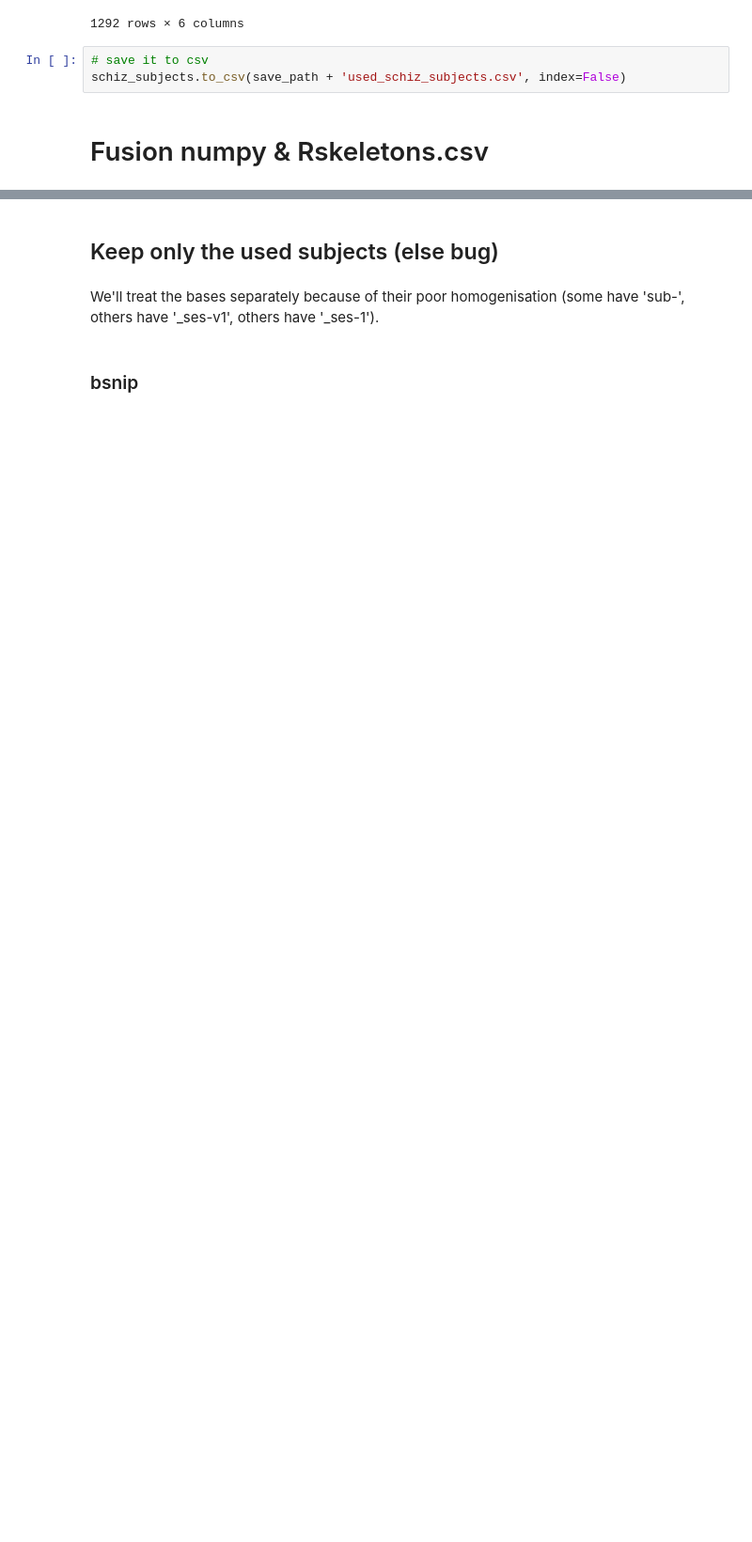
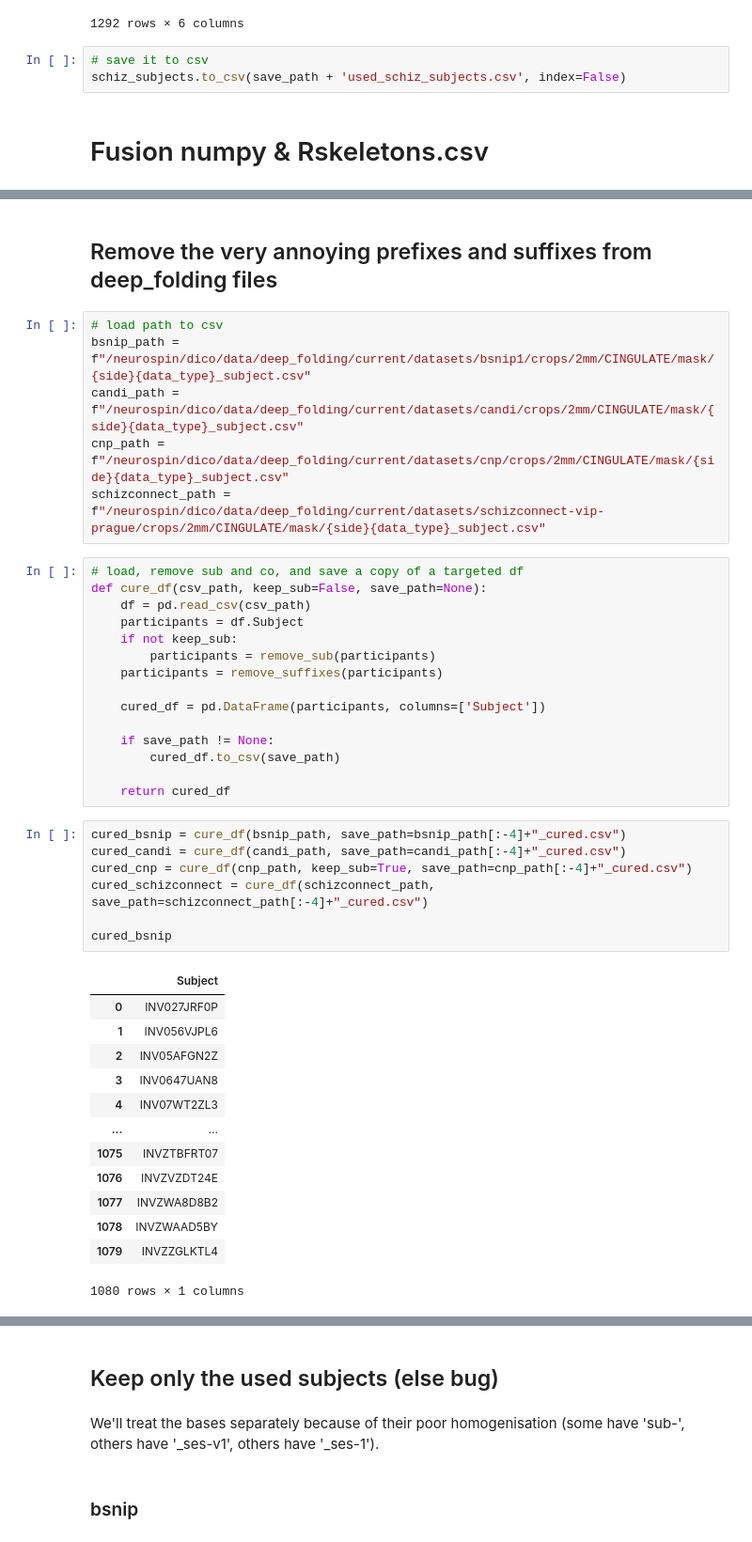
Before and after one commit to neurospin-projects/2023_agaudin_jchavas_folding_supervised, a Jupyter notebook: contrastive/notebooks/fusion_schiz_bases.ipynb, the cells around one changed output, grey strips where cells are left out. Shown at 94% size. Cells and saved outputs as stored; diff of their text form; blank space fills up the shorter version.

Commit message:
Correction to schiz db (remove sub & co) (1/?)

```diff
--- a/contrastive/notebooks/fusion_schiz_bases.ipynb
+++ b/contrastive/notebooks/fusion_schiz_bases.ipynb
@@ -410 +439,45 @@ data_type = 'label'
 #data_type = 'label' or 'skeleton'
+# %% [markdown]
+## Remove the very annoying prefixes and suffixes from deep_folding files
+# %%
+# load path to csv
+bsnip_path = f"/neurospin/dico/data/deep_folding/current/datasets/bsnip1/crops/2mm/CINGULATE/mask/{side}{data_type}_subject.csv"
+candi_path = f"/neurospin/dico/data/deep_folding/current/datasets/candi/crops/2mm/CINGULATE/mask/{side}{data_type}_subject.csv"
+cnp_path = f"/neurospin/dico/data/deep_folding/current/datasets/cnp/crops/2mm/CINGULATE/mask/{side}{data_type}_subject.csv"
+schizconnect_path = f"/neurospin/dico/data/deep_folding/current/datasets/schizconnect-vip-prague/crops/2mm/CINGULATE/mask/{side}{data_type}_subject.csv"
+# %%
+# load, remove sub and co, and save a copy of a targeted df
+def cure_df(csv_path, keep_sub=False, save_path=None):
+    df = pd.read_csv(csv_path)
+    participants = df.Subject
+    if not keep_sub:
+        participants = remove_sub(participants)
+    participants = remove_suffixes(participants)
+
+    cured_df = pd.DataFrame(participants, columns=['Subject'])
+
+    if save_path != None:
+        cured_df.to_csv(save_path)
+
+    return cured_df
+# %%
+cured_bsnip = cure_df(bsnip_path, save_path=bsnip_path[:-4]+"_cured.csv")
+cured_candi = cure_df(candi_path, save_path=candi_path[:-4]+"_cured.csv")
+cured_cnp = cure_df(cnp_path, keep_sub=True, save_path=cnp_path[:-4]+"_cured.csv")
+cured_schizconnect = cure_df(schizconnect_path, save_path=schizconnect_path[:-4]+"_cured.csv")
+
+cured_bsnip
+# %% [output]
+|  | Subject |
+| 0 | INV027JRF0P |
+| 1 | INV056VJPL6 |
+| 2 | INV05AFGN2Z |
+| 3 | INV0647UAN8 |
+| 4 | INV07WT2ZL3 |
+| ... | ... |
+| 1075 | INVZTBFRT07 |
+| 1076 | INVZVZDT24E |
+| 1077 | INVZWA8D8B2 |
+| 1078 | INVZWAAD5BY |
+| 1079 | INVZZGLKTL4 |
+1080 rows × 1 columns
```
Also changed, not shown: parts of 20 cells of this notebook, 2 other files.
